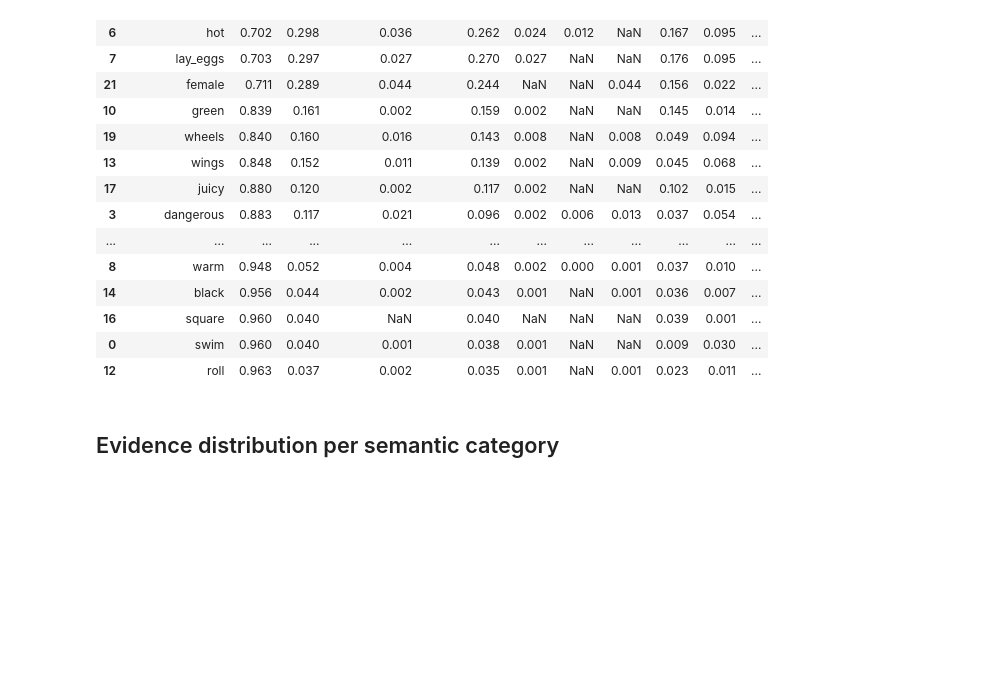
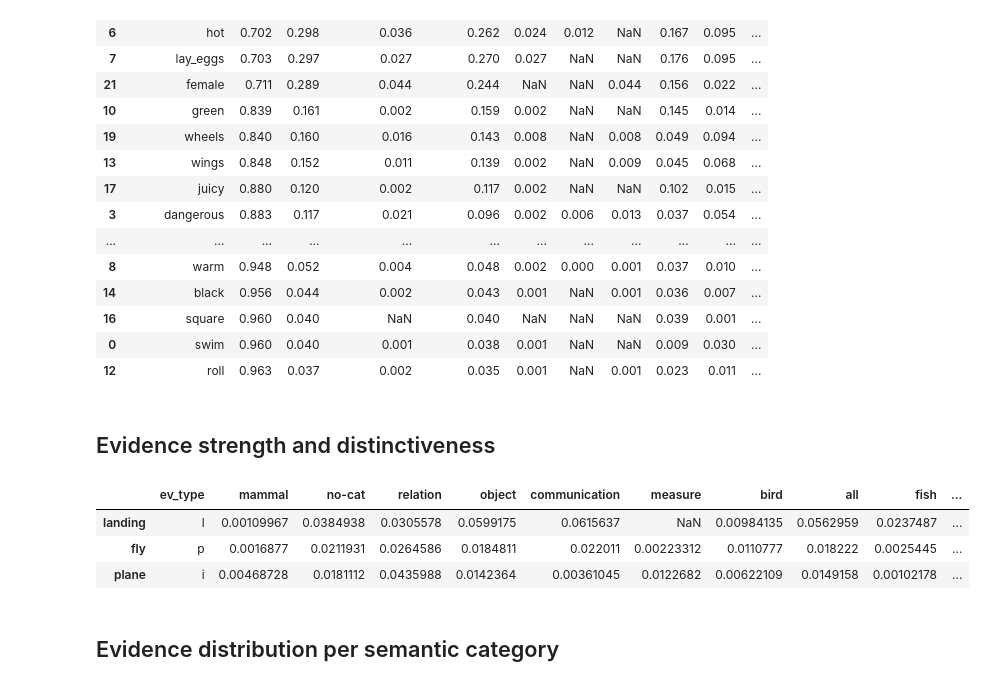
Before and after one commit to PiaSommerauer/corpus_diagnostics, a Jupyter notebook: scripts/refined context analysis.ipynb, the cells around one changed output. Saved outputs shown, nothing was run; the diff lists cells and outputs as text; code cells hidden in the pictures; blank space fills up the shorter version.

```diff
--- a/scripts/refined context analysis.ipynb
+++ b/scripts/refined context analysis.ipynb
@@ -619,3 +692,5 @@ df
 | 12 | roll | 0.963 | 0.037 | 0.002 | 0.035 | 0.001 | NaN | 0.001 | 0.023 | 0.011 | ... |
 # %%
 #print(df.round(3).fillna('-').to_latex(index=False))
+# %% [markdown]
+## Evidence strength and distinctiveness
@@ -622,3 +710,65 @@ df
+# %%
+# get all mean tfidf values per evidence word and category ranked by f1-score
+
+
+# table (1 per property)
+
+# word, evidence_type, f1-score, all, cat1, cat2, cat3
+
+# get mean tfidf score + std
+
+def get_tfidf_scores(prop, model_name, evidence_dict):
+    categories = get_categories(prop, model_name)
+    dir_tfidf = f'../results/{model_name}/tfidf-raw-10000/each_target_vs_corpus_per_category/{prop}'
+    word_cat_mean_dict = defaultdict(dict)
+    #n_concepts_cat = []
+    for cat in categories:
+        dir_cat_tfidf = f'{dir_tfidf}/{cat}/pos'
+        f_concepts = os.listdir(dir_cat_tfidf)
+        word_tfidfs = defaultdict(list)
+        word_concepts = defaultdict(list)
+        n_concepts_total = 0
+        for f in f_concepts:
+            full_f = f'{dir_cat_tfidf}/{f}'
+            if full_f.endswith('.csv'):
+                n_concepts_total += 1
+                with open(full_f) as infile:
+                    data = list(csv.DictReader(infile))
+                for d in data:
+                    word = d['']
+                    if word in evidence_dict and float(d['diff']) > 0:
+                        word_tfidfs[word].append(float(d['target']))
+                        word_concepts[word].append(full_f.split('/')[-1].split('.')[0])
+        for word, tfidfs in word_tfidfs.items():
+            if len(tfidfs) > 0:
+                mean = sum(tfidfs)/len(tfidfs)
+            else:
+                mean = 0
+            word_cat_mean_dict[word]['ev_type'] = evidence_dict[word]
+            word_cat_mean_dict[word][cat] = mean
+    return word_cat_mean_dict
+
+
+
+prop = 'fly'
+model_name = 'giga_full_updated'
+top_cutoff = 3
+concept_cutoff = 3
+evidence_dict = get_evidence_dict(model_name, prop, top_cutoff, concept_cutoff)
+# make selection
+evidence_dict_reduced = dict()
+selected_words = ['fly', 'plane', 'landing']
+for w in selected_words:
+    evidence_dict_reduced[w] = evidence_dict[w]
+#
+word_cat_dict_tfidf = get_tfidf_scores(prop, model_name, evidence_dict_reduced)
+df = pd.DataFrame(word_cat_dict_tfidf)
+df.round(2).T.sort_values('all', ascending=False)
+# %% [output]
+|  | ev_type | mammal | no-cat | relation | object | communication | measure | bird | all | fish | ... |
+| landing | l | 0.00109967 | 0.0384938 | 0.0305578 | 0.0599175 | 0.0615637 | NaN | 0.00984135 | 0.0562959 | 0.0237487 | ... |
+| fly | p | 0.0016877 | 0.0211931 | 0.0264586 | 0.0184811 | 0.022011 | 0.00223312 | 0.0110777 | 0.018222 | 0.0025445 | ... |
+| plane | i | 0.00468728 | 0.0181112 | 0.0435988 | 0.0142364 | 0.00361045 | 0.0122682 | 0.00622109 | 0.0149158 | 0.00102178 | ... |
 # %% [markdown]
 ## Evidence distribution per semantic category
 # %%
```
Also changed, not shown: parts of 11 cells of this notebook, 5 other files.
